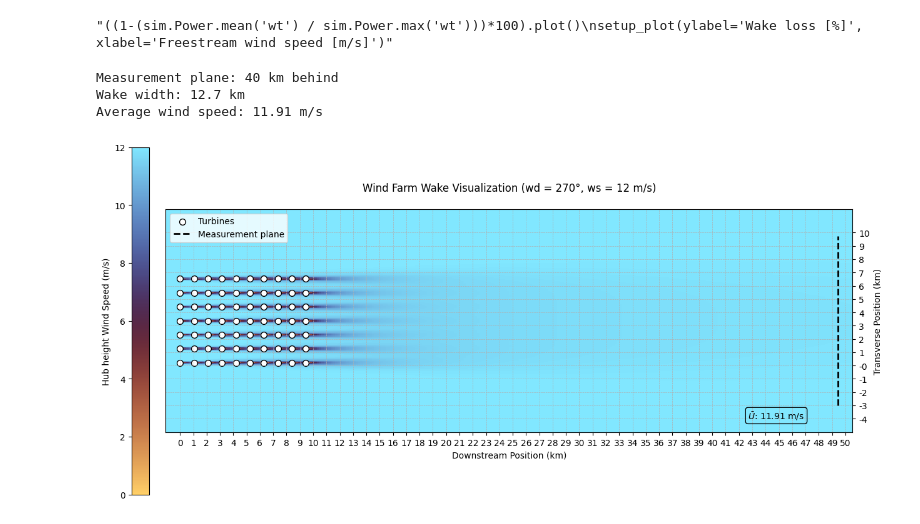
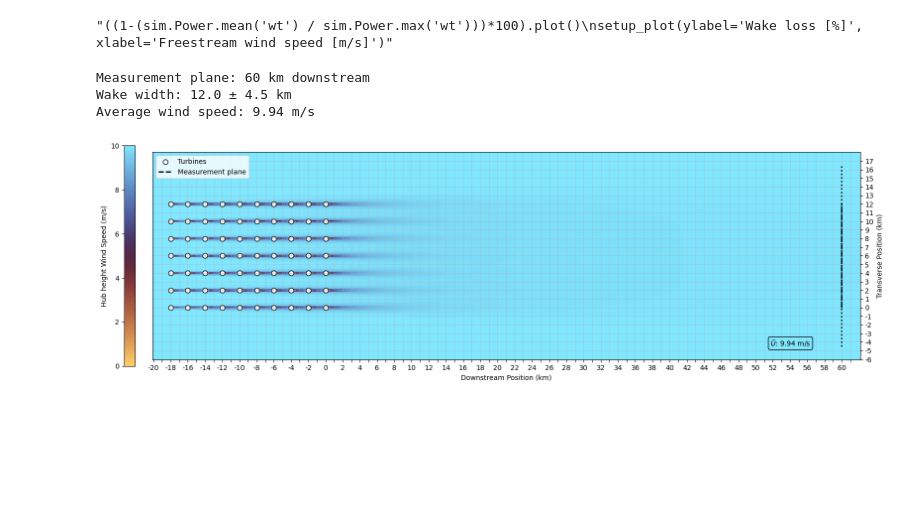
Before and after one commit to marcinsadowy/WTABL, a Jupyter notebook: TurbOPark.ipynb, the cells around one changed output. Saved outputs shown, nothing was run; the diff lists cells and outputs as text; code cells hidden in the pictures; blank space fills up the shorter version.

Commit message:
Forbedret park wake plot og hastighedsprofil graf, generel oprydning

```diff
--- a/TurbOPark.ipynb
+++ b/TurbOPark.ipynb
@@ -17 +16,9 @@ from py_wake.utils.plotting import setup_plot
+# %%
+D = 200 # Rotor diameter [m]
+s = 10 # Turbine spacing [D]
+zh = 100 # Hub height [m]
+ws = 10 # Wind speed [m/s]
+km_downstream = 60 # Downstream measurement distance [km]
+x_turb_no = 10 # No. of turbines in streamwise direction [-]
+y_turb_no = 7 # No. of turbines in transverse direction [-]
 # %%
@@ -75,7 +80,9 @@ setup_plot(ylabel='Wake loss [%]', xlabel='Freestream wind speed [m/s]')'''
 # %% [output]
 "((1-(sim.Power.mean('wt') / sim.Power.max('wt')))*100).plot()\nsetup_plot(ylabel='Wake loss [%]', xlabel='Freestream wind speed [m/s]')"
 # %%
-x_meas = max(x) + km_behind*1000 # Measurement dist. after farm
+# ext_yract wind speed at downstream distance
+
+x_meas = max(x) + km_downstream*1000 # Measurement dist. after farm
 
 w_meas = 10000 # Measurement width after farm
 
@@ -92,57 +99,63 @@ ws_meas = np.squeeze(
 # Wake width
 y_wake = y_meas[np.round(ws_meas, 2) != ws]
 w_wake = max(y_wake) - min(y_wake)
+pm_wake = abs(min(y_wake))
 ws_wake = ws_meas[np.round(ws_meas, 2) < ws]
 
-ext = abs(min(y_wake)) + 1000 # Distance to extend flowmap and axes by
+ext_x = 1 * D*s
+ext_y = 1000 + abs(min(y_wake)) + abs(min(y_wake) % 1000) # Distance to ext_yend flowmap and axes by
 
 # Mean wind speed at x_end
 ws_avg_meas = np.mean(ws_wake)
 
-print(f"Measurement plane: {km_behind} km behind")
-print(f'Wake width: {w_wake/1000:.1f} km')
+print(f"Measurement plane: {km_downstream} km downstream")
+print(f'Wake width: {max(y)/1000:.1f} ± {pm_wake/1000:.1f} km')
 print(f"Average wind speed: {ws_avg_meas:.2f} m/s")
 # %% [output]
-Measurement plane: 40 km behind
-Wake width: 12.7 km
-Average wind speed: 11.91 m/s
+Measurement plane: 60 km downstream
+Wake width: 12.0 ± 4.5 km
+Average wind speed: 9.94 m/s
 # %%
-# --- Wake Visualization ---
-fig, ax = plt.subplots(figsize=(14, 6))
+# Farm wake Visualization
+fig, ax = plt.subplots(figsize=(18, 5))
 
 # Compute the flow map and grid
-flow_map_grid = HorizontalGrid(x=np.linspace(min(x)-1000, max(x)+(km_behind+1)*1000, 300), y=np.linspace(min(y)-1000-ext, max(y)+1000+ext, 300))
+flow_map_grid = HorizontalGrid(x=np.linspace(min(x)-ext_x, max(x)+(km_downstream)*1000+ext_x, 300), y=np.linspace(min(y)-ext_y, max(y)+ext_y, 300))
 flow_map = sim.flow_map(grid=flow_map_grid)
 wake_map = flow_map.sel(wd=wd, ws=ws, method="nearest")
-vmin, vmax = 0, 12
+vmin, vmax = 0, ws
 
 wake_map.WS_eff.plot(ax=ax, cmap="managua", vmin=vmin, vmax=vmax, cbar_kwargs={'label': 'Hub height Wind Speed (m/s)', 'location': 'left', "pad": 0.02})
 
 # Plot turbine positions
 ax.scatter(x, y, color="white", marker="o", s=50, label="Turbines", edgecolor="black", linewidth=1)
-ax.vlines(x=x_meas, ymin=min(y_wake), ymax=max(y_wake), color='black', linestyle='--', linewidth=2, label="Measurement plane")
-ax.set_title("\nWind Farm Wake Visualization (wd = " + str(wd) + "°, ws = " + str(ws) + " m/s)\n")
+
+# Plot measurement plane
+ax.vlines(x=x_meas, ymin=min(y_wake), ymax=max(y_wake), color='black', linestyle='dotted', linewidth=2) # Upper and lower part
+ax.vlines(x=x_meas, ymin=min(y), ymax=max(y), color='black', linestyle='dashed', linewidth=2, label="Measurement plane") # Park width part
+
+ax.set_title("")
 ax.set_xlabel("Downstream Position (km)")
 ax.set_ylabel("Transverse Position (km)")
 ax.set_aspect('equal')
 ax.legend(loc='upper left')
 plt.text(0.93, 0.1, r'$\bar{U}$: ' + f'{ws_avg_meas:.2f} m/s', ha='right', va='top', transform=ax.transAxes, bbox=dict(boxstyle='round', facecolor='none', alpha=1))
 
 # Add axis labels, grid with ticklines
-xticks = np.arange(min(x), max(x)+(km_behind+1)*1000, 1000)
-yticks = np.arange(min(y)-ext, max(y)+ext, 1000)
+xticks = np.arange(max(x) - x_turb_no*s*D, max(x) + (km_downstream)*1000+ext_x, 1000)
+yticks = np.arange(min(y)-ext_y, max(y)+ext_y, 1000)
 
 ax.set_xticks(xticks)
-ax.set_xticklabels([f"{val/1000:.0f}" for val in xticks])  # Convert to km
+ax.set_xticklabels([f"{(val-max(x))/1000:.0f}" if i % 2 == 0 else "" for i, val in enumerate(xticks)])
 ax.set_yticks(yticks)
-ax.set_yticklabels([f"{val/1000:.0f}" for val in yticks])  # Convert to km
+ax.set_yticklabels([f"{val/1000:.0f}" for val in yticks])
 
 ax.grid(True, which='both', linestyle='--', linewidth=0.5)
 
 ax.yaxis.set_label_position("right")
 ax.yaxis.tick_right()
 
 plt.tight_layout()
 # %% [output]
-[figure, old version]
+[figure, new version]
 # %%
```
Also changed, not shown: parts of 8 cells of this notebook.
